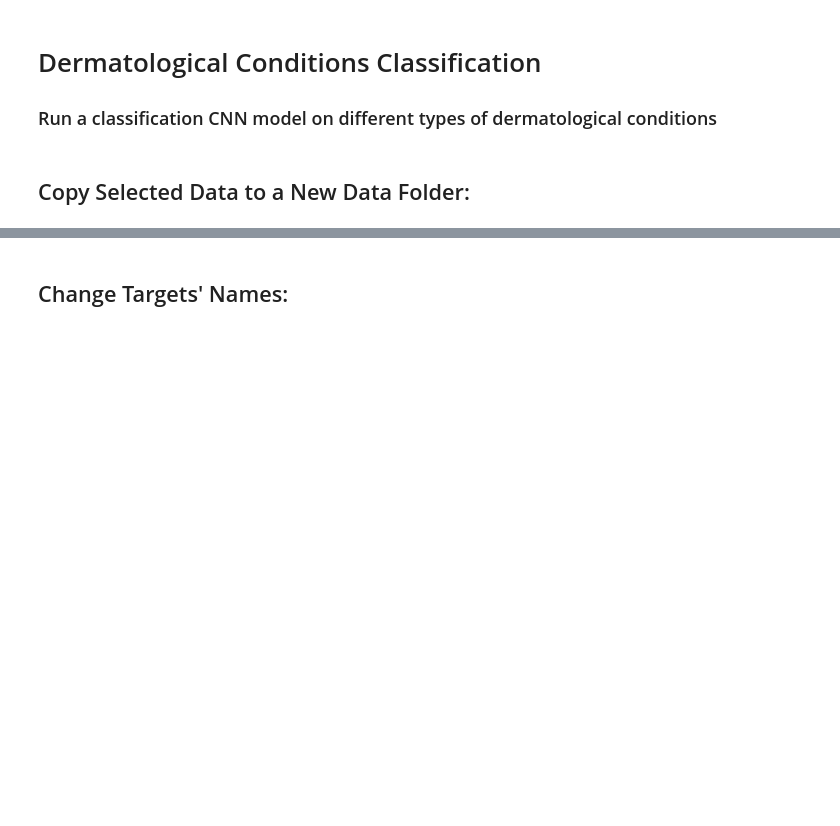
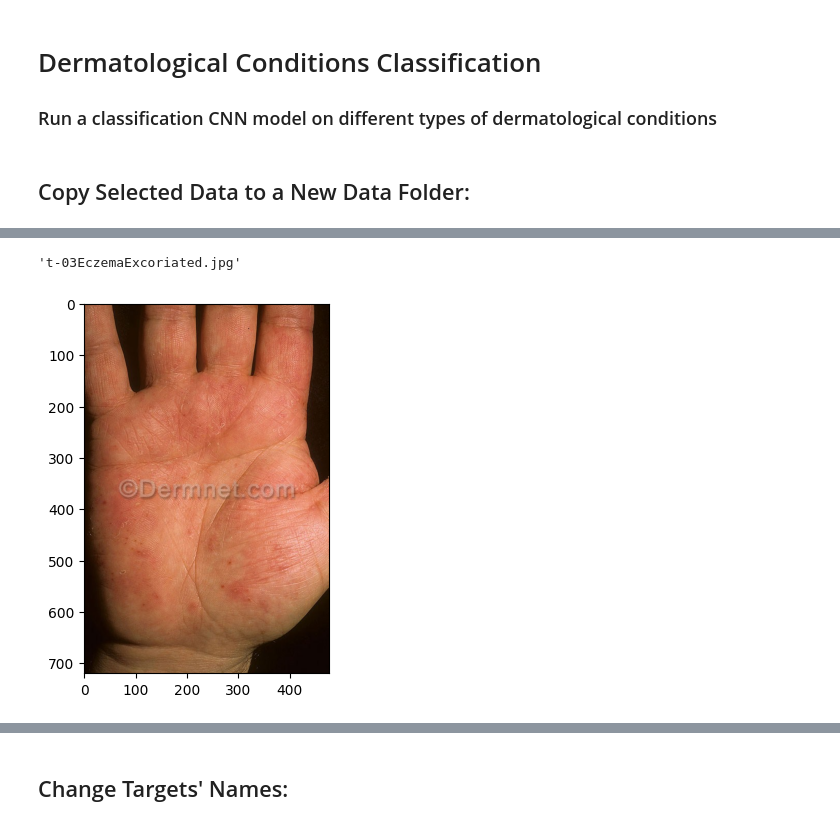
Before and after one commit to TairCohen/Computer-Vision-Project, a Jupyter notebook: skin-disease-classification.ipynb, the cells around one changed output, grey strips where cells are left out. Saved outputs shown, nothing was run; the diff lists cells and outputs as text; code cells hidden in the pictures; blank space fills up the shorter version.

```diff
--- a/skin-disease-classification.ipynb
+++ b/skin-disease-classification.ipynb
@@ -49,3 +60,44 @@ for target in skin_targets:
+# %%
+h= os.listdir("/kaggle/working/data//1. Eczema 1677/")
+h[10]
+# %% [output]
+'t-03EczemaExcoriated.jpg'
+# %%
+import cv2
+import numpy as np
+import matplotlib.pyplot as plt
+# name = "/kaggle/input/skin-diseases-image-dataset/IMG_CLASSES/1. Eczema 1677/t-neurotic-excoriations-12.jpg"
+# name = "/kaggle/input/skin-diseases-image-dataset/IMG_CLASSES/7. Psoriasis pictures Lichen Planus and related diseases - 2k/t-lichen-planus-148.jpg"
+name = "/kaggle/input/skin-diseases-image-dataset/IMG_CLASSES/1. Eczema 1677/v-eczema-hand-150.jpg"
+
+image = Image.open(name)
+plt.imshow(image)
+plt.show()
+
+
+
+# Load the image
+# image = cv2.imread(name)
+# mask = np.zeros(image.shape[:2], np.uint8)
+# rect = (50, 50, image.shape[1]-50, image.shape[0]-50)  # Adjust based on image
+
+# # Create background and foreground models
+# bgdModel = np.zeros((1, 65), np.float64)
+# fgdModel = np.zeros((1, 65), np.float64)
+
+# # Apply GrabCut algorithm
+# cv2.grabCut(image, mask, rect, bgdModel, fgdModel, 5, cv2.GC_INIT_WITH_RECT)
+
+# # Convert mask to binary
+# mask2 = np.where((mask==2)|(mask==0), 0, 1).astype("uint8")
+# result = image * mask2[:, :, np.newaxis]
+
+# # Display result
+# plt.imshow(cv2.cvtColor(result, cv2.COLOR_BGR2RGB))
+# plt.title("Segmented Lesion")
+# plt.show()
+# %% [output]
+[figure, added]
 # %%
 !pip install split_folders
 import splitfolders
```
Also changed, not shown: parts of 12 cells of this notebook.
